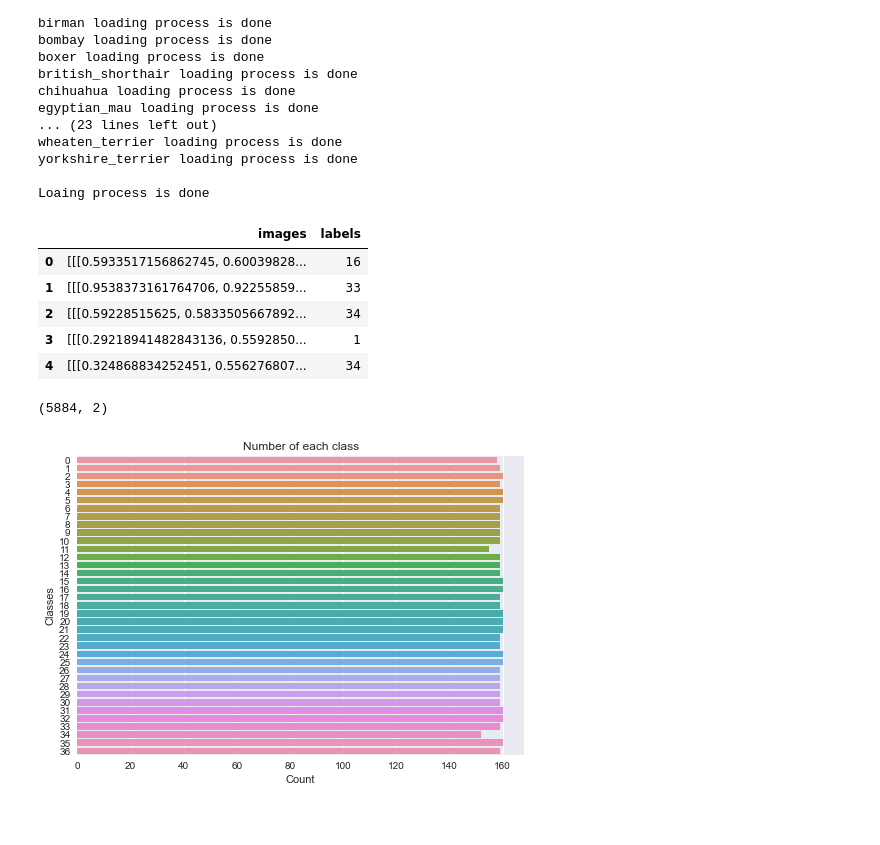
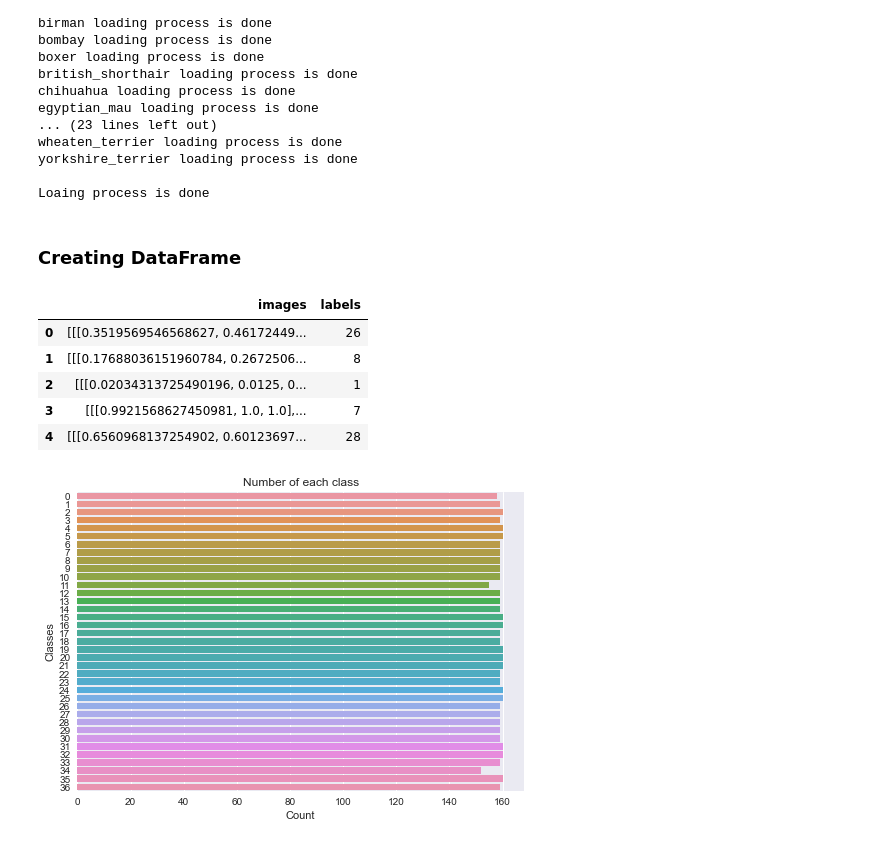
Before and after one commit to itamarKraitman/InfinityX_project, a Jupyter notebook: Breed-Classification.ipynb, the cells around one changed output. Saved outputs shown, nothing was run; the diff lists cells and outputs as text; code cells hidden in the pictures.

```diff
--- a/Breed-Classification.ipynb
+++ b/Breed-Classification.ipynb
@@ -64,22 +68,20 @@ wheaten_terrier loading process is done
 yorkshire_terrier loading process is done
 
 Loaing process is done
+# %% [markdown]
+### Creating DataFrame
 # %%
-df = pd.DataFrame({'images': data, 'labels': labels})
+df = pd.DataFrame({'images': list(data), 'labels': labels})
 df_shuffled = df.sample(frac=1).reset_index(drop=True)
 
 df_shuffled.head()
 # %% [output]
 |  | images | labels |
-| 0 | [[[0.5933517156862745, 0.60039828... | 16 |
-| 1 | [[[0.9538373161764706, 0.92255859... | 33 |
-| 2 | [[[0.59228515625, 0.5833505667892... | 34 |
-| 3 | [[[0.29218941482843136, 0.5592850... | 1 |
-| 4 | [[[0.324868834252451, 0.556276807... | 34 |
+| 0 | [[[0.3519569546568627, 0.46172449... | 26 |
+| 1 | [[[0.17688036151960784, 0.2672506... | 8 |
+| 2 | [[[0.02034313725490196, 0.0125, 0... | 1 |
+| 3 | [[[0.9921568627450981, 1.0, 1.0],... | 7 |
+| 4 | [[[0.6560968137254902, 0.60123697... | 28 |
-# %%
-df_shuffled.shape
-# %% [output]
-(5884, 2)
 # %%
 ax = sns.countplot(y=df_shuffled['labels'], data=df_shuffled)
 
```
Also changed, not shown: parts of 18 cells of this notebook.
